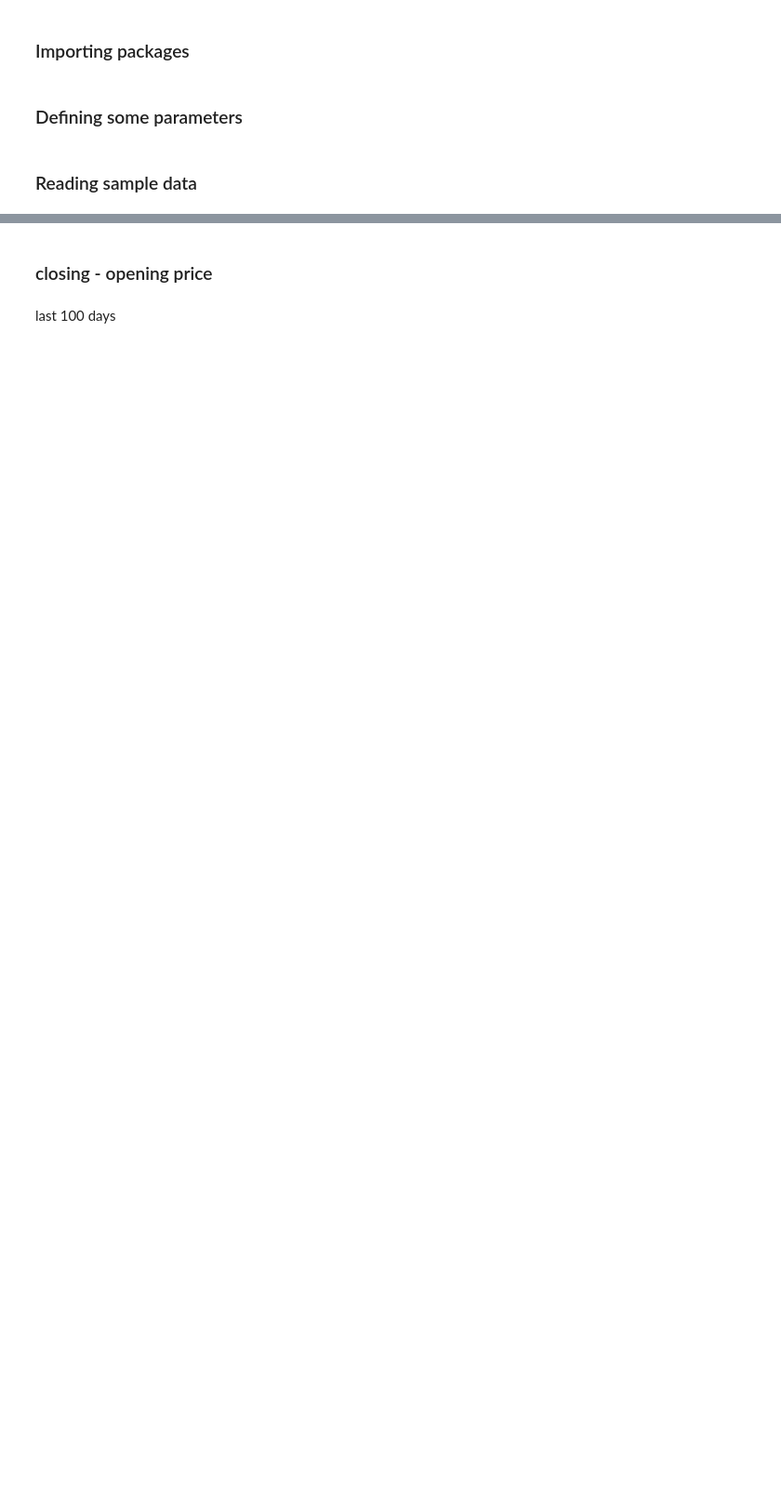
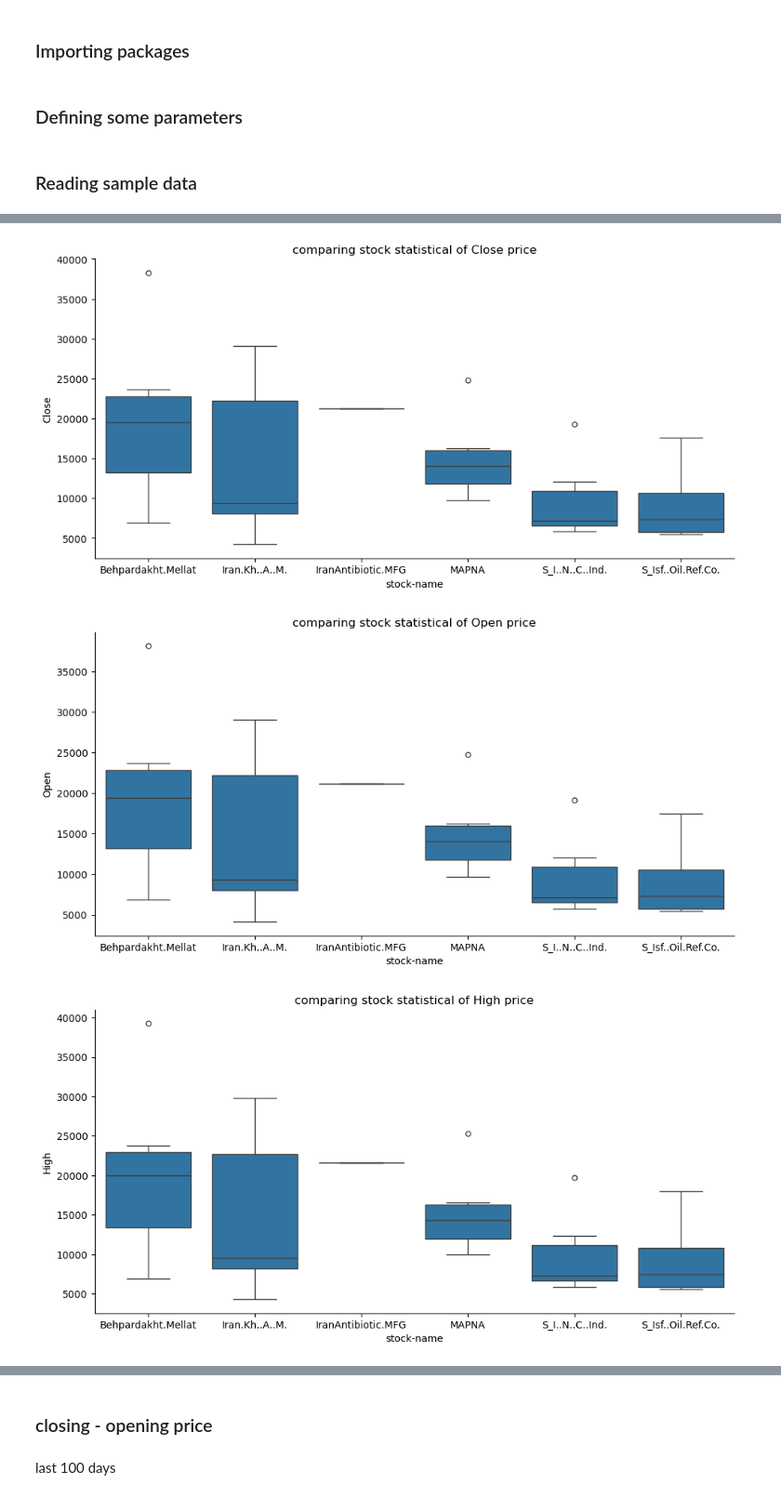
Before and after one commit to ParsaMohammadpour/backtest-linearRegression, a Jupyter notebook: sample.ipynb, the cells around one changed output, grey strips where cells are left out. Shown at 93% size. Drawn from its saved outputs; the diff is of its cells as text; code cells hidden in the pictures; blank space fills up the shorter version.

```diff
--- a/sample.ipynb
+++ b/sample.ipynb
@@ -65,0 +126,6 @@ df.tail(50)
+# %%
+stock_holder.describe_together()
+# %% [output]
+[figure, added]
+[figure, added]
+[figure, added]
```
Also changed, not shown: parts of 26 cells of this notebook, 8 other files.
